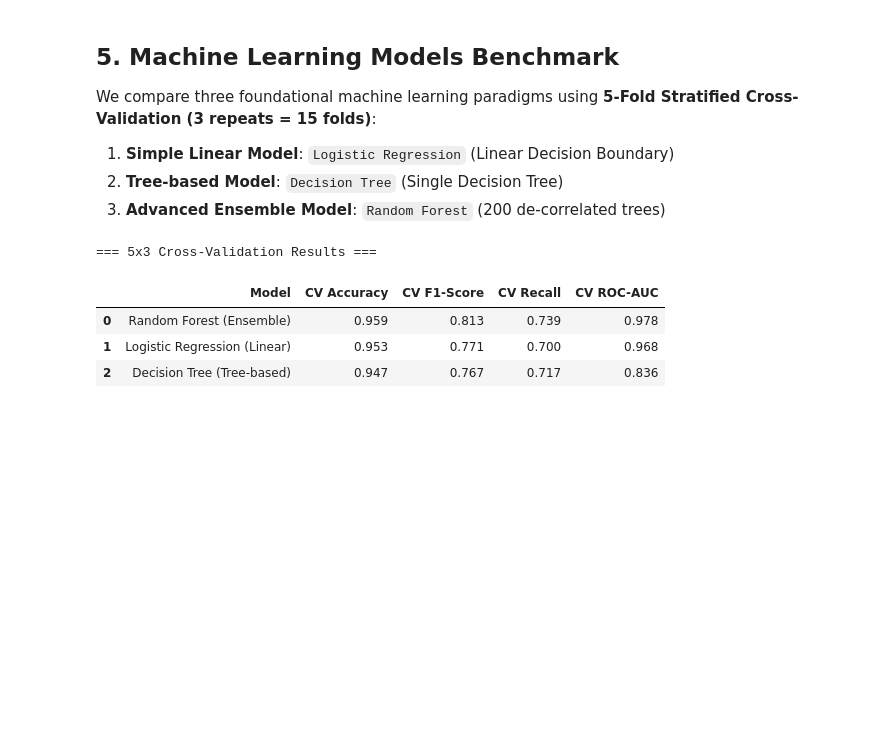
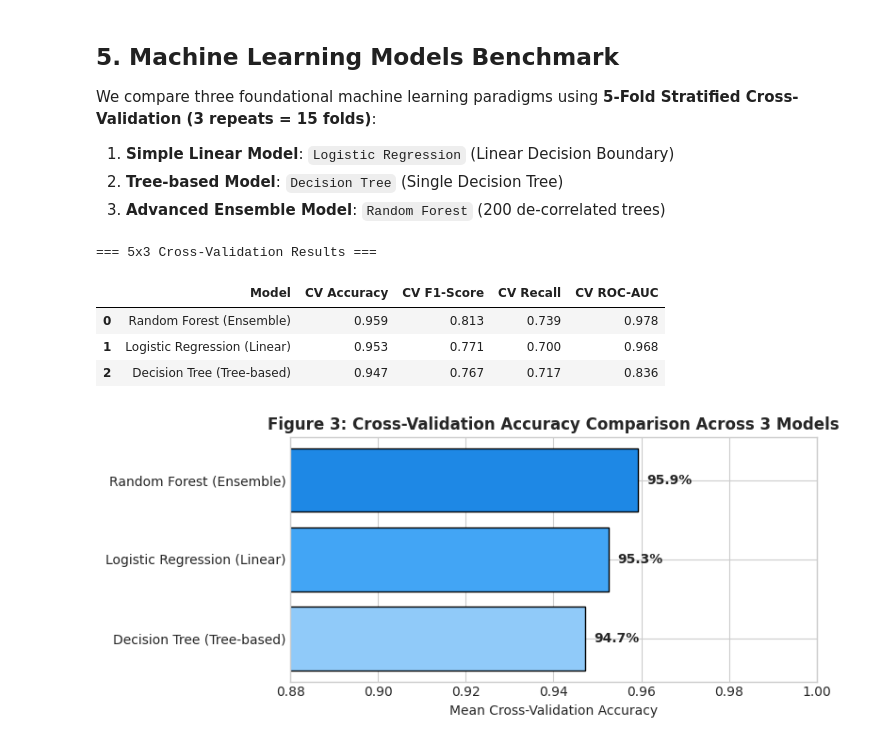
Before and after one commit to RohanVashisht1234/hepato-pattern-ml, a Jupyter notebook: Notebook.ipynb, the cells around one changed output. Saved outputs shown, nothing was run; the diff lists cells and outputs as text; code cells hidden in the pictures; blank space fills up the shorter version.

Commit message:
feat(eval): benchmark models via 5x3 repeated stratified cross-validation

```diff
--- a/Notebook.ipynb
+++ b/Notebook.ipynb
@@ -455,3 +455,40 @@ display(model_evaluation_dataframe.round(3))
 | 0 | Random Forest (Ensemble) | 0.959 | 0.813 | 0.739 | 0.978 |
 | 1 | Logistic Regression (Linear) | 0.953 | 0.771 | 0.700 | 0.968 |
 | 2 | Decision Tree (Tree-based) | 0.947 | 0.767 | 0.717 | 0.836 |
+# %%
+# Figure 3: Model Comparison Chart
+plt.figure(figsize=(8, 3.5))
+
+sorted_model_evaluation_dataframe = model_evaluation_dataframe.sort_values(
+    by='CV Accuracy',
+    ascending=True
+)
+
+model_accuracy_bars = plt.barh(
+    sorted_model_evaluation_dataframe['Model'],
+    sorted_model_evaluation_dataframe['CV Accuracy'],
+    color=['#90CAF9', '#42A5F5', '#1E88E5'],
+    edgecolor='black'
+)
+
+plt.xlim(0.88, 1.0)
+plt.xlabel('Mean Cross-Validation Accuracy')
+plt.title(
+    'Figure 3: Cross-Validation Accuracy Comparison Across 3 Models',
+    fontweight='bold'
+)
+
+for bar in model_accuracy_bars:
+    accuracy_value = bar.get_width()
+    plt.text(
+        accuracy_value + 0.002,
+        bar.get_y() + bar.get_height() / 2,
+        f"{accuracy_value * 100:.1f}%",
+        va='center',
+        fontweight='bold'
+    )
+
+plt.tight_layout()
+plt.show()
+# %% [output]
+[figure, added]
```
